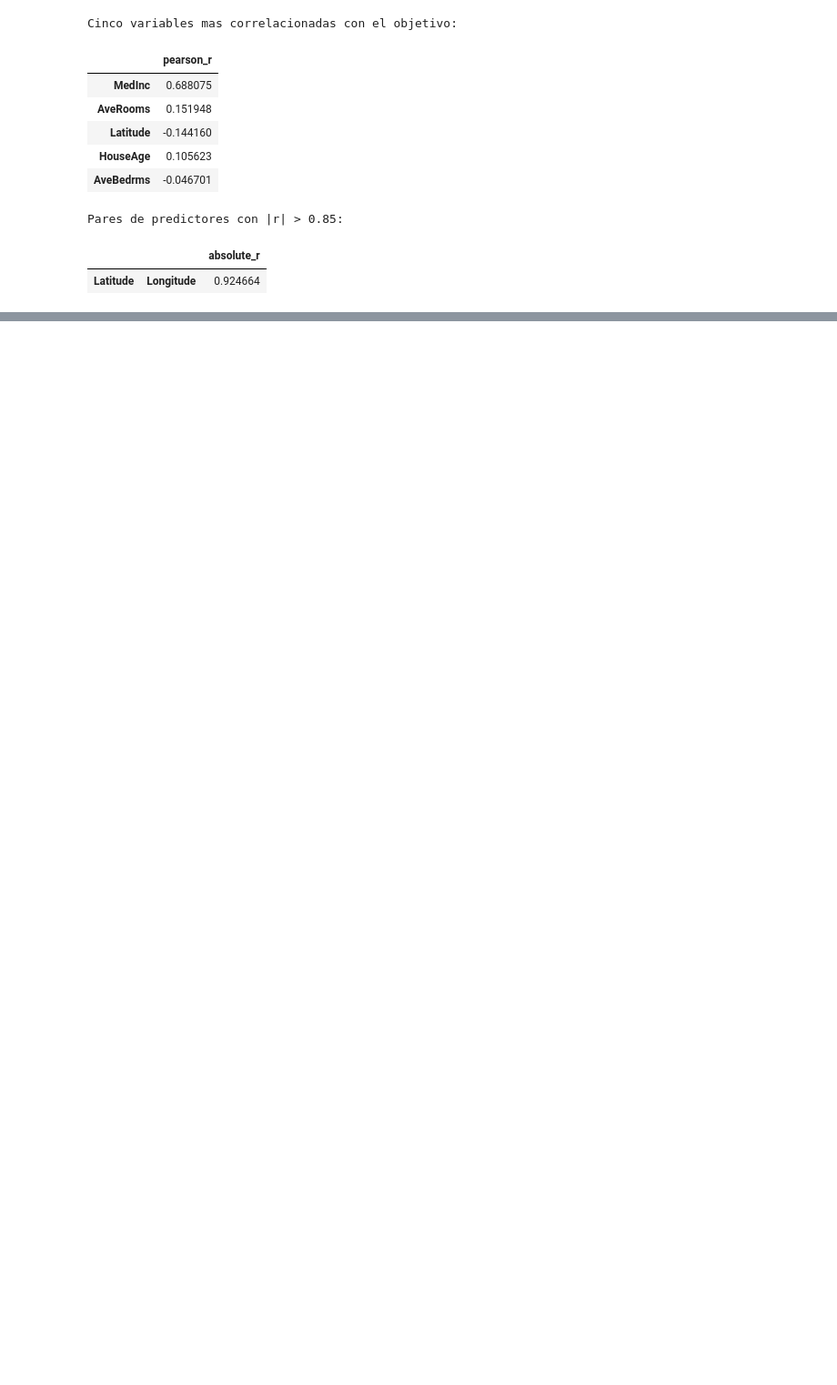
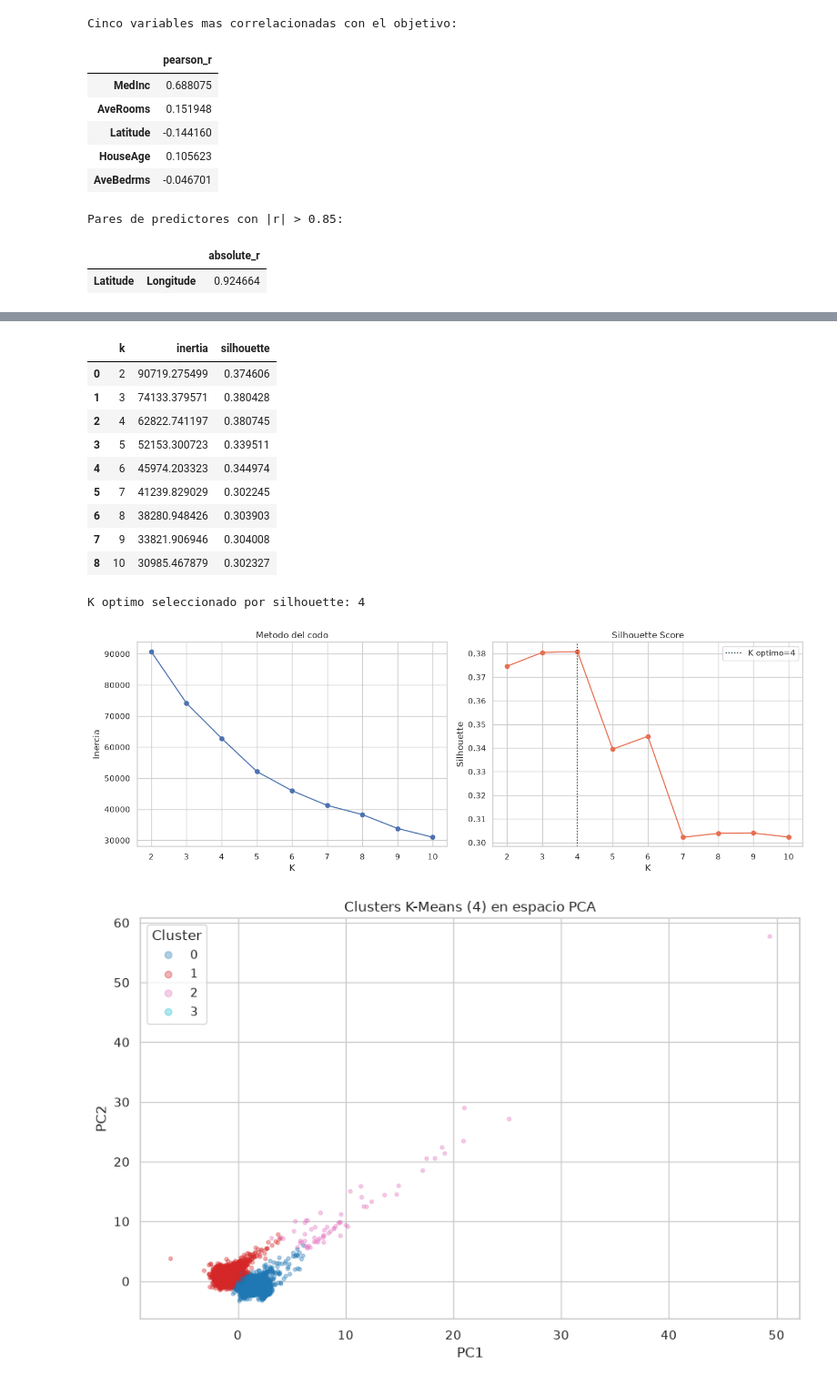
Before and after one commit to ntd2g72rnn-cyber/ML1_ExamenAplicado_Pineda_Paloma, a Jupyter notebook: ml1_examen_aplicado.ipynb, the cells around one changed output, grey strips where cells are left out. Shown at 91% size. Drawn from its saved outputs; the diff is of its cells as text; code cells hidden in the pictures; blank space fills up the shorter version.

```diff
--- a/seleccion_dataset.ipynb
+++ b/ml1_examen_aplicado.ipynb
@@ -245,0 +366,56 @@ El resto del flujo (preprocesamiento sin leakage con `ColumnTransformer`, PCA, K
+# %%
+k_rows = []
+for k in range(2, 11):
+    kmeans = KMeans(n_clusters=k, random_state=RANDOM_STATE, n_init=10)
+    labels = kmeans.fit_predict(X_train_pca)
+    k_rows.append({'k': k, 'inertia': kmeans.inertia_, 'silhouette': silhouette_score(X_train_pca, labels)})
+k_results = pd.DataFrame(k_rows)
+display(k_results)
+k_opt = int(k_results.loc[k_results['silhouette'].idxmax(), 'k'])
+print(f'K optimo seleccionado por silhouette: {k_opt}')
+
+fig, axes = plt.subplots(1, 2, figsize=(14, 5))
+axes[0].plot(k_results['k'], k_results['inertia'], marker='o')
+axes[0].set_title('Metodo del codo')
+axes[0].set_xlabel('K')
+axes[0].set_ylabel('Inercia')
+axes[1].plot(k_results['k'], k_results['silhouette'], marker='o', color='#e76f51')
+axes[1].axvline(k_opt, linestyle=':', color='#264653', label=f'K optimo={k_opt}')
+axes[1].set_title('Silhouette Score')
+axes[1].set_xlabel('K')
+axes[1].set_ylabel('Silhouette')
+axes[1].legend()
+plt.tight_layout()
+plt.savefig('figures/kmeans_elbow_silhouette.png', dpi=150)
+plt.show()
+
+kmeans_final = KMeans(n_clusters=k_opt, random_state=RANDOM_STATE, n_init=10)
+train_clusters = kmeans_final.fit_predict(X_train_pca)
+fig, ax = plt.subplots(figsize=(9, 6))
+scatter = ax.scatter(X_train_pca[:, 0], X_train_pca[:, 1], c=train_clusters, cmap='tab10', s=10, alpha=0.35)
+ax.set_title(f'Clusters K-Means ({k_opt}) en espacio PCA')
+ax.set_xlabel('PC1')
+ax.set_ylabel('PC2')
+ax.legend(*scatter.legend_elements(), title='Cluster')
+plt.tight_layout()
+plt.savefig('figures/kmeans_clusters_pca.png', dpi=150)
+plt.show()
+
+cluster_profile = X_train.copy()
+cluster_profile['cluster'] = train_clusters
+cluster_means = cluster_profile.groupby('cluster').mean(numeric_only=True)
+display(cluster_means)
+# %% [output]
+|  | k | inertia | silhouette |
+| 0 | 2 | 90719.275499 | 0.374606 |
+| 1 | 3 | 74133.379571 | 0.380428 |
+| 2 | 4 | 62822.741197 | 0.380745 |
+| 3 | 5 | 52153.300723 | 0.339511 |
+| 4 | 6 | 45974.203323 | 0.344974 |
+| 5 | 7 | 41239.829029 | 0.302245 |
+| 6 | 8 | 38280.948426 | 0.303903 |
+| 7 | 9 | 33821.906946 | 0.304008 |
+| 8 | 10 | 30985.467879 | 0.302327 |
+K optimo seleccionado por silhouette: 4
+[figure, added]
+[figure, added]
```
Also changed, not shown: parts of 17 cells of this notebook, 6 other files.
